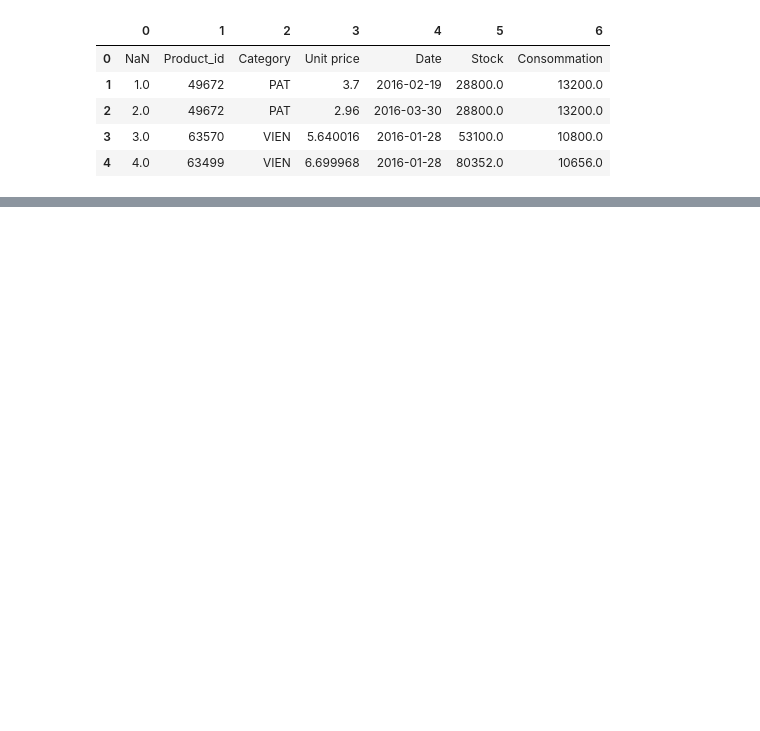
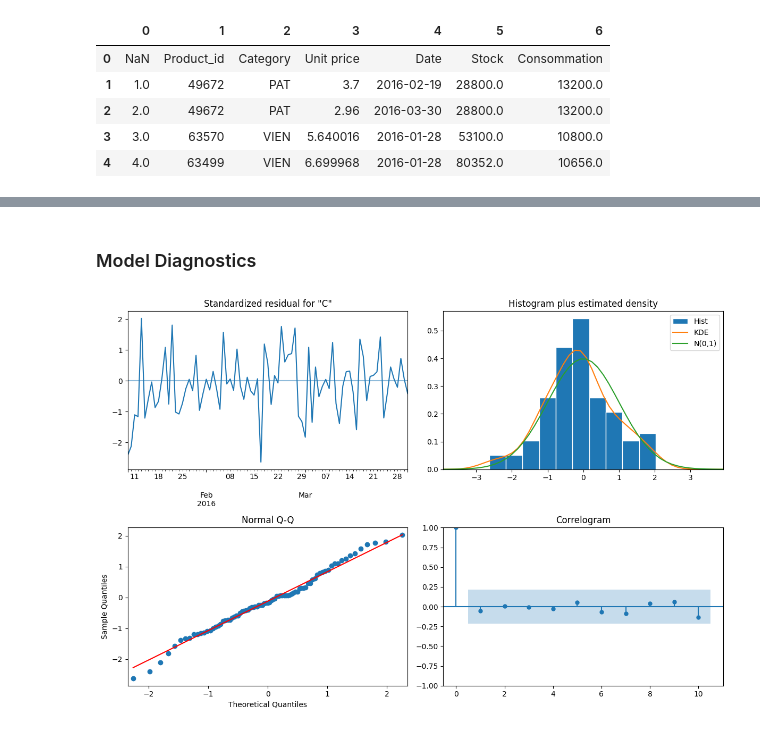
Before and after one commit to 3zden/Stock-out-prediction, a Jupyter notebook: Modeling Phase/ARIMA model.ipynb, the cells around one changed output, grey strips where cells are left out. Cells and saved outputs as stored; diff of their text form; code cells hidden in the pictures; blank space fills up the shorter version.

```diff
--- a/Modeling Phase/ARIMA model.ipynb
+++ b/Modeling Phase/ARIMA model.ipynb
@@ -56,0 +94,8 @@ DateParseError: Unknown datetime string format, unable to parse: Date, at positi
+# %% [markdown]
+### Model Diagnostics
+# %%
+model_fit.plot_diagnostics(figsize=(12, 8))
+plt.tight_layout()
+plt.show()
+# %% [output]
+[figure, added]
```
Also changed, not shown: parts of 5 cells of this notebook.
